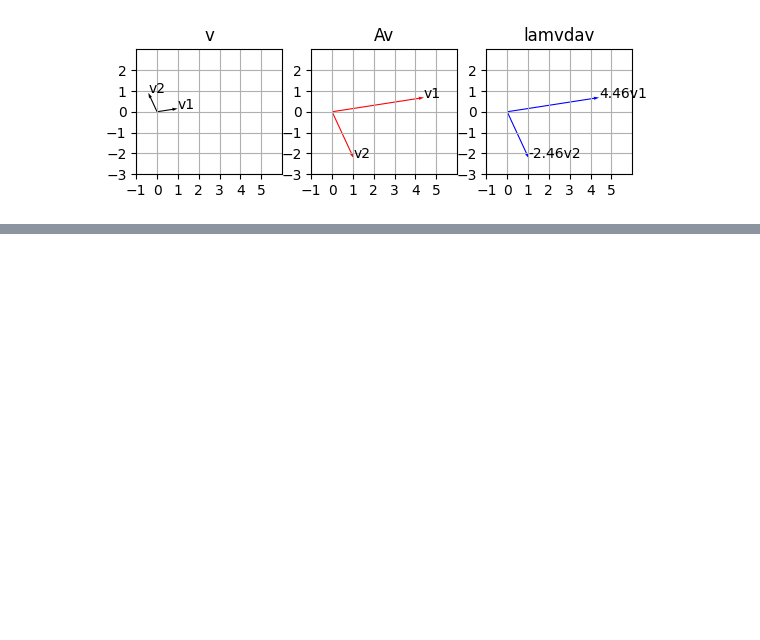
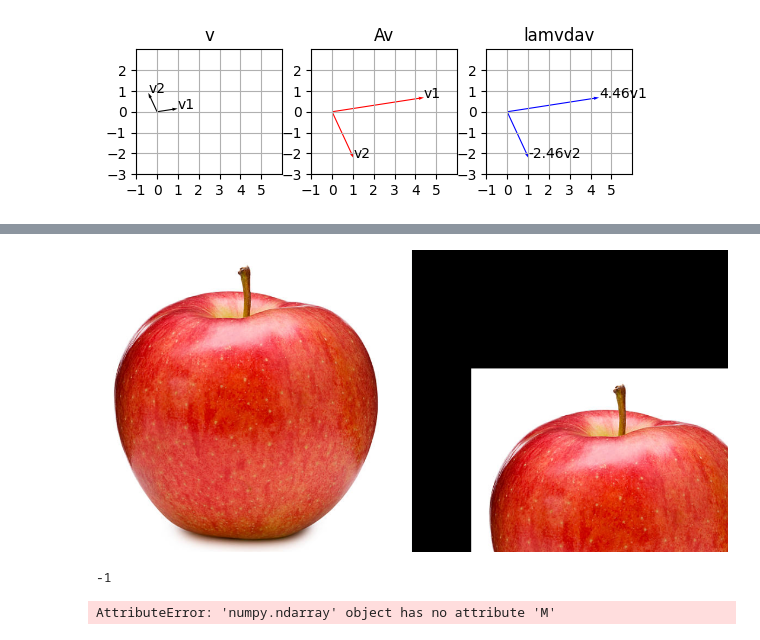
Before and after one commit to inwoo01/math2, a Jupyter notebook: 4주차실습.ipynb, the cells around one changed output, grey strips where cells are left out. Cells and saved outputs as stored; diff of their text form; code cells hidden in the pictures; blank space fills up the shorter version.

```diff
--- a/4주차실습.ipynb
+++ b/4주차실습.ipynb
@@ -1097,0 +1190,43 @@ plt.show()
+# %%
+import numpy as np
+import cv2
+img = cv2.imread('/content/apple.PNG', cv2.IMREAD_COLOR)
+
+height,width=img.shape[:2]
+
+M=np.array([[1,0,100],[0,1,200],[0,0,1]],dtype=float)
+
+dst=np.zeros(img.shape,dtype=np.uint8)
+
+for y in range(height-1):
+  for x in range(width-1):
+    p=np.array([x,y,1])
+    p_=np.dot(M,p)
+    x_,y_=p_[:2]
+    x_=int(x_)
+    y_=int(y_)
+
+    if x_>0 and x_<width and y_>0 and y_<height:
+      dst[y_,x_]=img[y,x]
+
+result=cv2.hconcat([img,dst])
+cv2_imshow(result)
+cv2.waitKey(0)
+# %% [output]
+[figure, added]
+-1
+# %%
+import numpy as np
+import cv2
+img = cv2.imread('/content/apple.PNG', cv2.IMREAD_COLOR)
+
+height,width=img.shape[:2]
+
+M=np.array([[1,0,100],[0,1,200],[0,0,1]],dtype=float)
+
+dst=cv2.warpAffine(img.M,(width,height))
+result = cv2.hconcat([img, dst])
+cv2.imshow("Result", result)
+cv2.waitKey(0)
+# %% [output]
+AttributeError: 'numpy.ndarray' object has no attribute 'M'
```
Also changed, not shown: parts of 6 cells of this notebook.
